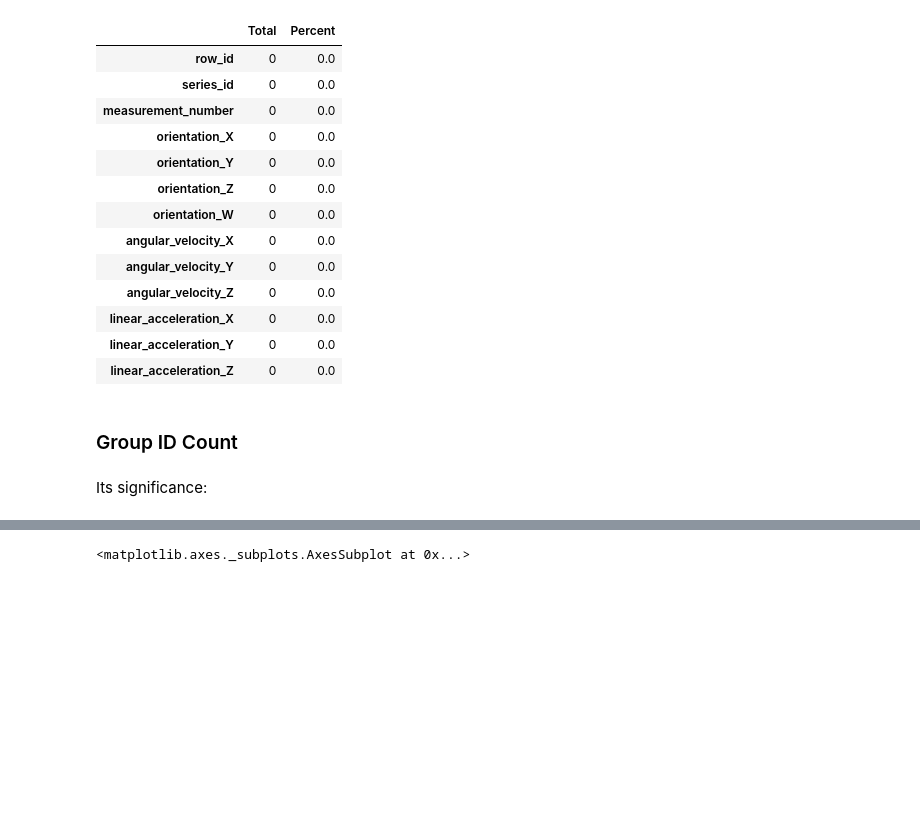
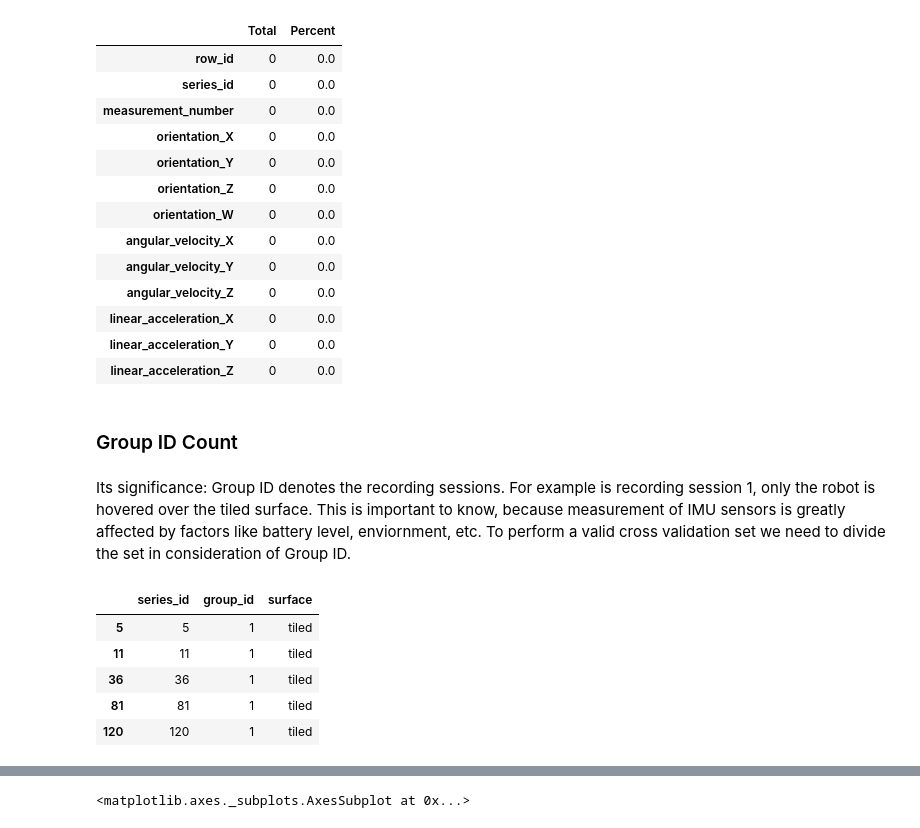
Before and after one commit to akansh12/Help_Robots_help_humanity, a Jupyter notebook: EDA.ipynb, the cells around one changed output, grey strips where cells are left out. Cells and saved outputs as stored; diff of their text form; code cells hidden in the pictures; blank space fills up the shorter version.

```diff
--- a/EDA.ipynb
+++ b/EDA.ipynb
@@ -158,5 +171,14 @@ Missing Data at Testing
 | linear_acceleration_Z | 0 | 0.0 |
 # %% [markdown]
 ### Group ID Count
-# %% [markdown]
-Its significance:
+# %% [markdown]
+Its significance: Group ID denotes the recording sessions. For example is recording session 1, only the robot is hovered over the tiled surface. This is important to know, because measurement of IMU sensors is greatly affected by factors like battery level, enviornment, etc. To perform a valid cross validation set we need to divide the set in consideration of Group ID.
+# %%
+y_train[y_train.group_id == 1].head(5)
+# %% [output]
+|  | series_id | group_id | surface |
+| 5 | 5 | 1 | tiled |
+| 11 | 11 | 1 | tiled |
+| 36 | 36 | 1 | tiled |
+| 81 | 81 | 1 | tiled |
+| 120 | 120 | 1 | tiled |
```
Also changed, not shown: parts of 8 cells of this notebook, 2 other files.
